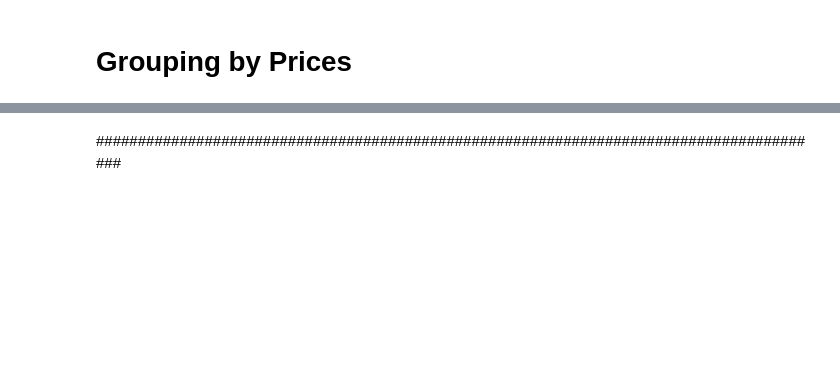
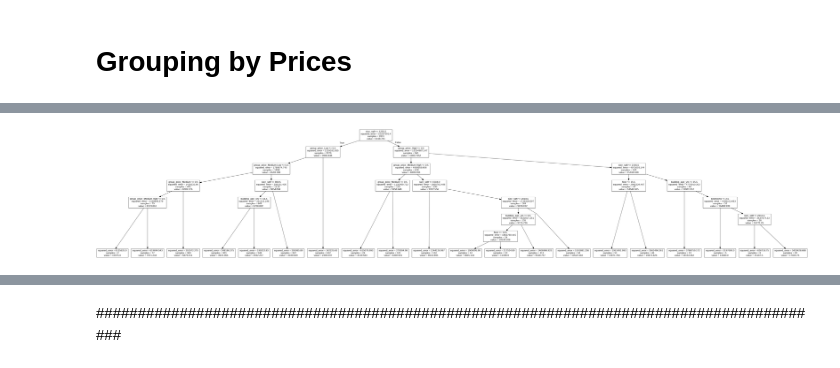
Before and after one commit to JaneSams/Regression, a Jupyter notebook: Regression_Project_Manhattan_rent_Organized_notebook.ipynb, the cells around one changed output, grey strips where cells are left out. Drawn from its saved outputs; the diff is of its cells as text; code cells hidden in the pictures; blank space fills up the shorter version.

```diff
--- a/Regression_Project_Manhattan_rent_Organized_notebook.ipynb
+++ b/Regression_Project_Manhattan_rent_Organized_notebook.ipynb
@@ -235,11 +228,6 @@ sns.heatmap(corr_matrix,annot=True,cmap='BrBG_r',annot_kws={"fontsize":12})
 # %% [output]
 <matplotlib.axes._subplots.AxesSubplot at 0x...>
 [figure]
-# %%
-corr_matrix=manhattan_prices_groups.corr()
-plt.figure(figsize=(20,10))
-sns.set(style="whitegrid")
-sns.heatmap(corr_matrix,annot=True,cmap='BrBG_r',annot_kws={"fontsize":12})
 # %%
 manhattan_prices_groups = manhattan_price.drop(['rental_id','neighborhood', 'borough'],axis=1, inplace=False)
 manhattan_prices_groups =  pd.get_dummies(manhattan_prices_groups)
@@ -523,3 +599,9 @@ print("KNN RMSPE = {:.4f}%".format(rmspe_knn))
+# %%
+dot_data1 = export_graphviz(model_tree_p,  feature_names=x_p.columns, leaves_parallel=True)
+graph = pydot.graph_from_dot_data(dot_data1)[0]
+Image(graph.create_png(), width=2500)
+# %% [output]
+[figure, added]
 # %%
 manhattan_low = manhattan.loc[(manhattan['rent']<7000)]
 manhattan_low.head()
```
Also changed, not shown: parts of 81 cells of this notebook.
